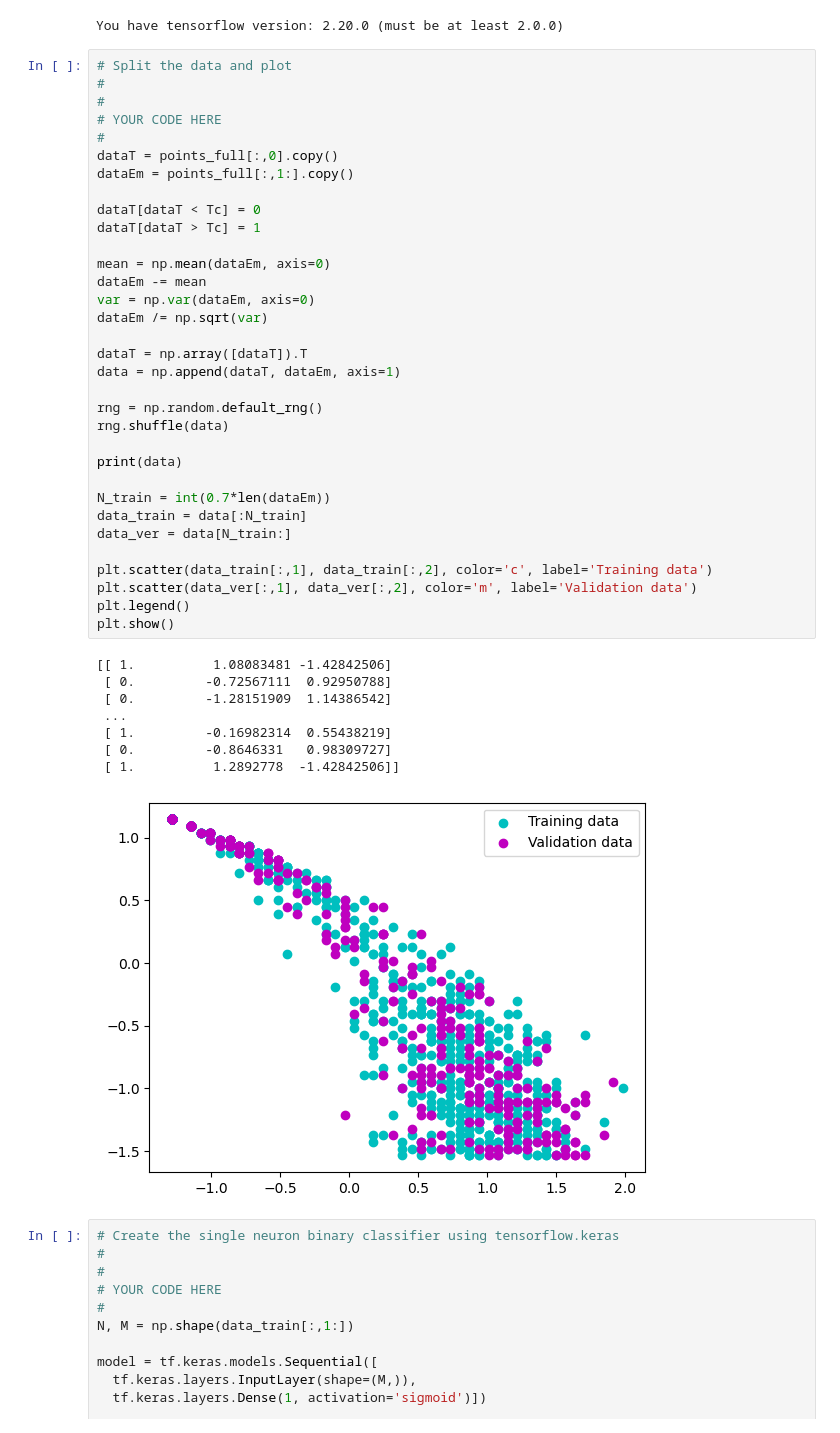
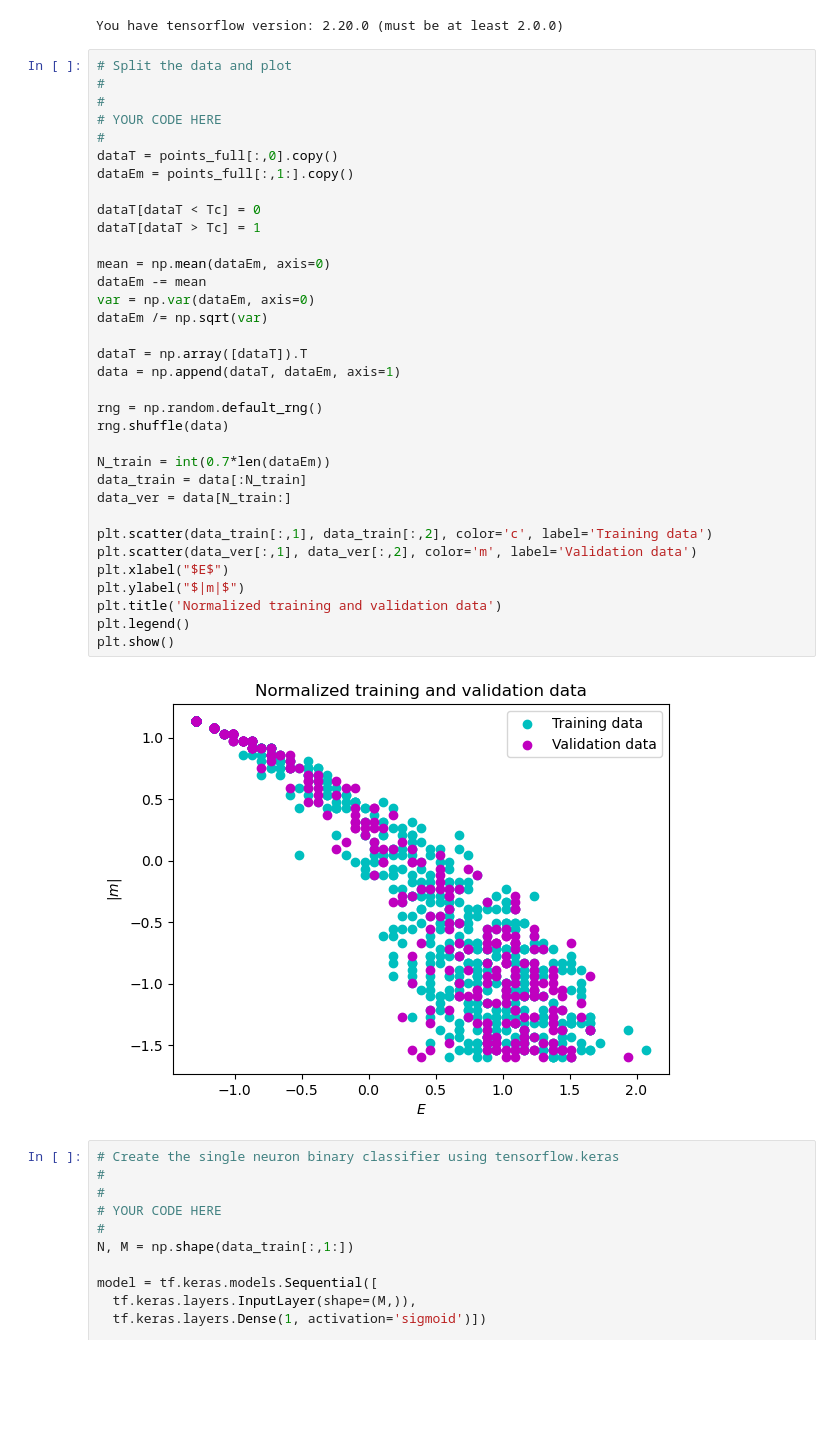
Before and after one commit to Action4/tif285, a Jupyter notebook: doc/pub/ProblemSets/Set3/TIF285_ps3_basic_problems.ipynb, the cells around one changed output. Saved outputs shown, nothing was run; the diff lists cells and outputs as text; blank space fills up the shorter version.

```diff
--- a/doc/pub/ProblemSets/Set3/TIF285_ps3_basic_problems.ipynb
+++ b/doc/pub/ProblemSets/Set3/TIF285_ps3_basic_problems.ipynb
@@ -949,43 +927,37 @@ You have tensorflow version: 2.20.0 (must be at least 2.0.0)
 #
 #
 # YOUR CODE HERE
 #
 dataT = points_full[:,0].copy()
 dataEm = points_full[:,1:].copy()
 
 dataT[dataT < Tc] = 0
 dataT[dataT > Tc] = 1
 
 mean = np.mean(dataEm, axis=0)
 dataEm -= mean
 var = np.var(dataEm, axis=0)
 dataEm /= np.sqrt(var)
 
 dataT = np.array([dataT]).T
 data = np.append(dataT, dataEm, axis=1)
 
 rng = np.random.default_rng()
 rng.shuffle(data)
 
-print(data)
-
 N_train = int(0.7*len(dataEm))
 data_train = data[:N_train]
 data_ver = data[N_train:]
 
 plt.scatter(data_train[:,1], data_train[:,2], color='c', label='Training data')
 plt.scatter(data_ver[:,1], data_ver[:,2], color='m', label='Validation data')
+plt.xlabel("$E$")
+plt.ylabel("$|m|$")
+plt.title('Normalized training and validation data')
 plt.legend()
 plt.show()
 # %% [output]
-[[ 1.          1.08083481 -1.42842506]
- [ 0.         -0.72567111  0.92950788]
- [ 0.         -1.28151909  1.14386542]
- ...
- [ 1.         -0.16982314  0.55438219]
- [ 0.         -0.8646331   0.98309727]
- [ 1.          1.2892778  -1.42842506]]
-[figure, old version]
+[figure, new version]
 # %%
 # Create the single neuron binary classifier using tensorflow.keras
 #
```
Also changed, not shown: parts of 17 cells of this notebook, 2 other files.
